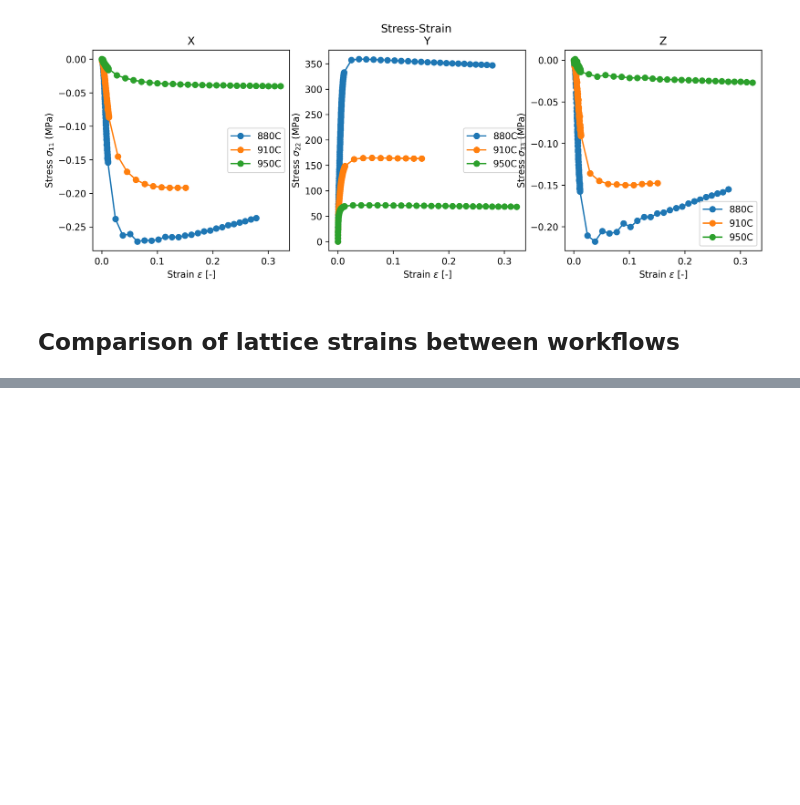
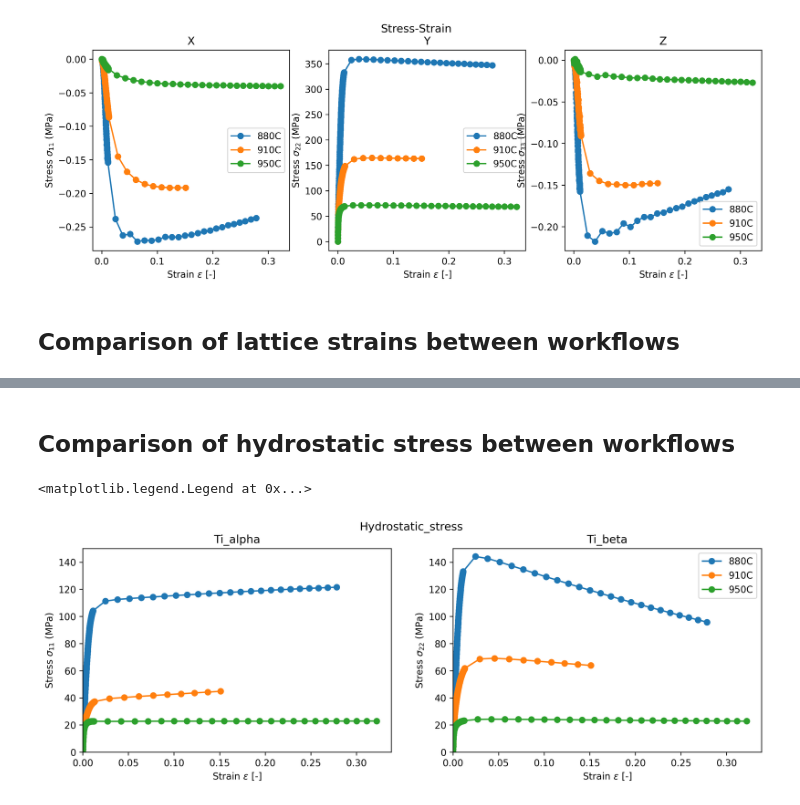
Before and after one commit to LightForm-group/Diffraction-postprocessing, a Jupyter notebook: comparison_of_workflows.ipynb, the cells around one changed output, grey strips where cells are left out. Cells and saved outputs as stored; diff of their text form; code cells hidden in the pictures; blank space fills up the shorter version.

```diff
--- a/comparison_of_workflows.ipynb
+++ b/comparison_of_workflows.ipynb
@@ -108,0 +109,28 @@ fig.legend(bbox_to_anchor=(1, 1.05))
+# %% [markdown]
+## Comparison of hydrostatic stress between workflows
+# %%
+%matplotlib inline
+
+fig, axs = plt.subplots(1,2, figsize=(13, 4), dpi=300, facecolor='w')
+fig.suptitle('Hydrostatic_stress')
+phases = ["Ti_alpha", "Ti_beta"]
+
+for i, phase in enumerate(phases): # loop over phases
+    for workflow_dir in workflow_dirs:
+        hydrostatic_stress = pickle.load(open(workflow_dir+'hydrostatic_stress.pkl', 'rb'))
+
+        stress = hydrostatic_stress[phase]['triaxial_stress']
+        strain = hydrostatic_stress[phase]['true_strain']
+
+        axs[i].plot(strain, stress, linestyle='solid', marker='o', label=workflow_dir[64:-37])
+
+    axs[i].title.set_text(f"{phase}")
+    axs[i].set_facecolor("white")
+    axs[i].set_xlabel(f"Strain $\epsilon$ [-]")
+    axs[i].set_xlim(0, None)
+    axs[i].set_ylabel(f"Stress $\sigma_{{{str(i+1)}{str(i+1)}}}$ (MPa)")
+    axs[i].set_ylim(0, 150)
+plt.legend()
+# %% [output]
+<matplotlib.legend.Legend at 0x...>
+[figure, added]
```
Also changed, not shown: parts of 2 cells of this notebook.
